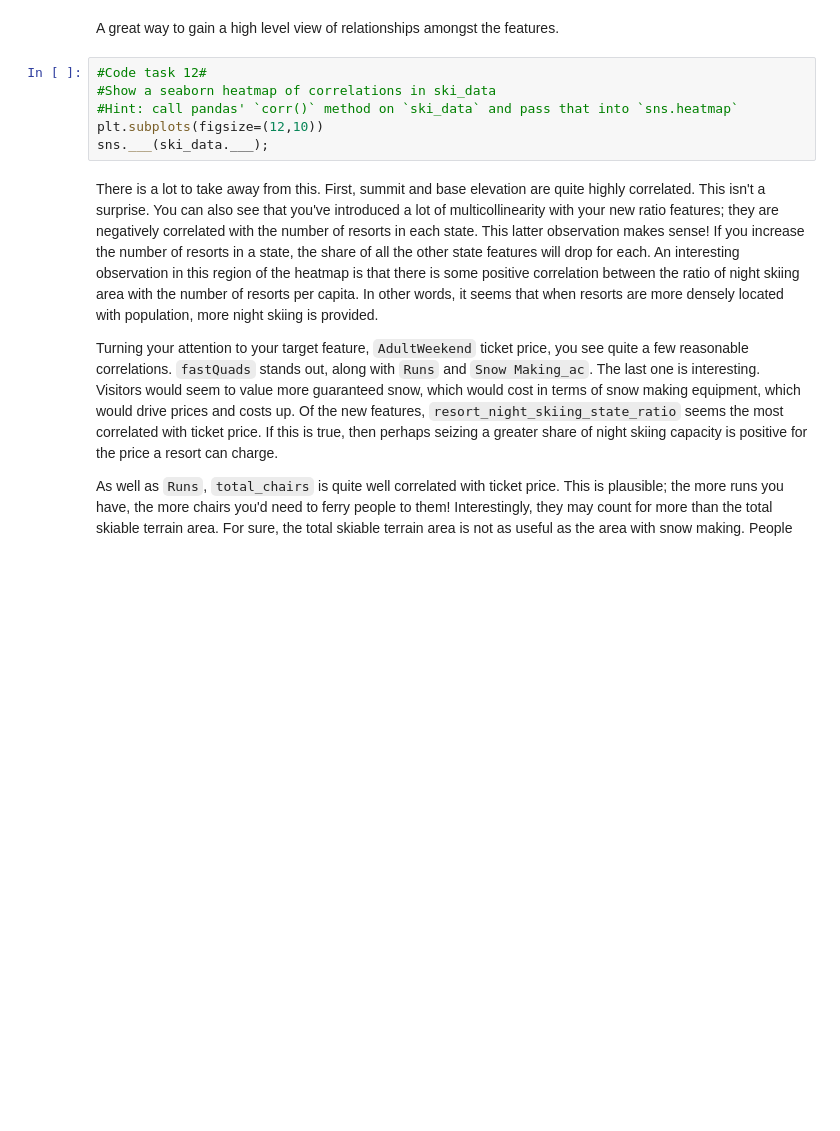
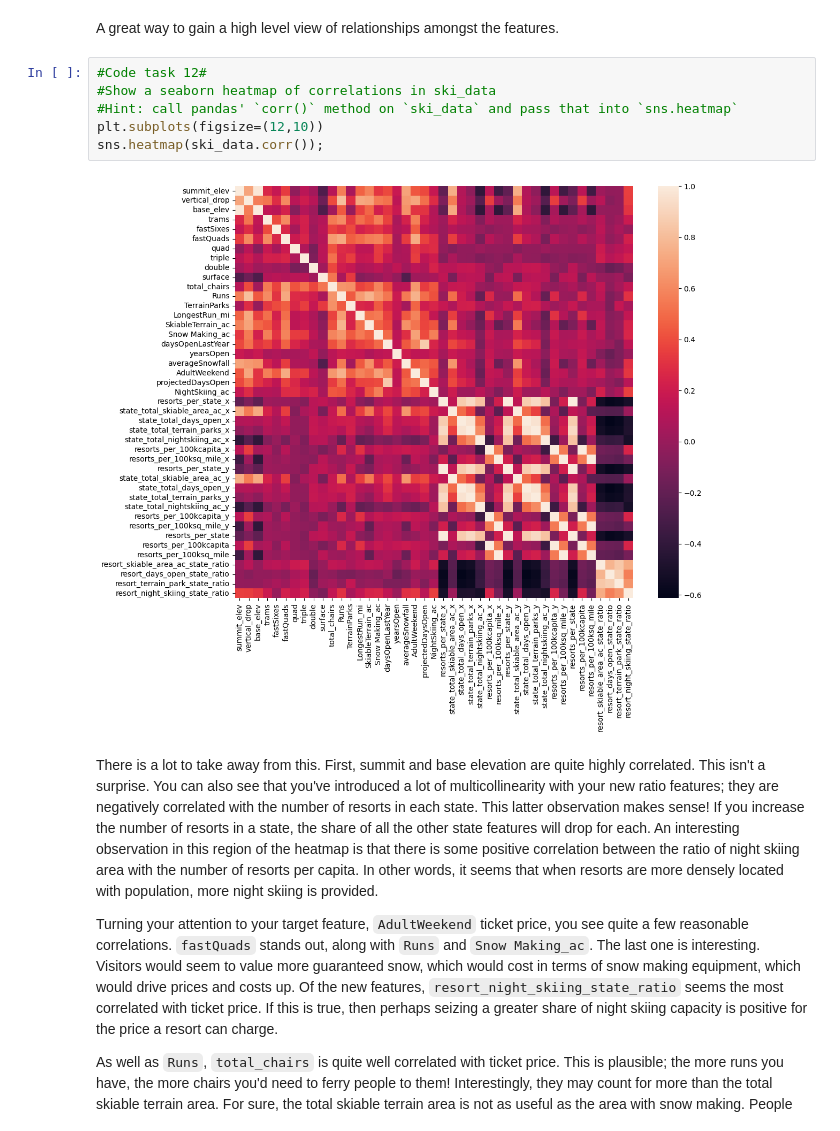
Before and after one commit to bowserd1/DataScienceGuidedCapstone, a Jupyter notebook: Notebooks/03_exploratory_data_analysis.ipynb, the cells around one changed output. Saved outputs shown, nothing was run; the diff lists cells and outputs as text; blank space fills up the shorter version.

```diff
--- a/Notebooks/03_exploratory_data_analysis.ipynb
+++ b/Notebooks/03_exploratory_data_analysis.ipynb
@@ -768,9 +770,11 @@ A great way to gain a high level view of relationships amongst the features.
 # %%
 #Code task 12#
 #Show a seaborn heatmap of correlations in ski_data
 #Hint: call pandas' `corr()` method on `ski_data` and pass that into `sns.heatmap`
 plt.subplots(figsize=(12,10))
-sns.___(ski_data.___);
+sns.heatmap(ski_data.corr());
+# %% [output]
+[figure, added]
 # %% [markdown]
 There is a lot to take away from this. First, summit and base elevation are quite highly correlated. This isn't a surprise. You can also see that you've introduced a lot of multicollinearity with your new ratio features; they are negatively correlated with the number of resorts in each state. This latter observation makes sense! If you increase the number of resorts in a state, the share of all the other state features will drop for each. An interesting observation in this region of the heatmap is that there is some positive correlation between the ratio of night skiing area with the number of resorts per capita. In other words, it seems that when resorts are more densely located with population, more night skiing is provided.
 
```
Also changed, not shown: parts of 9 cells of this notebook, 1 other file.
